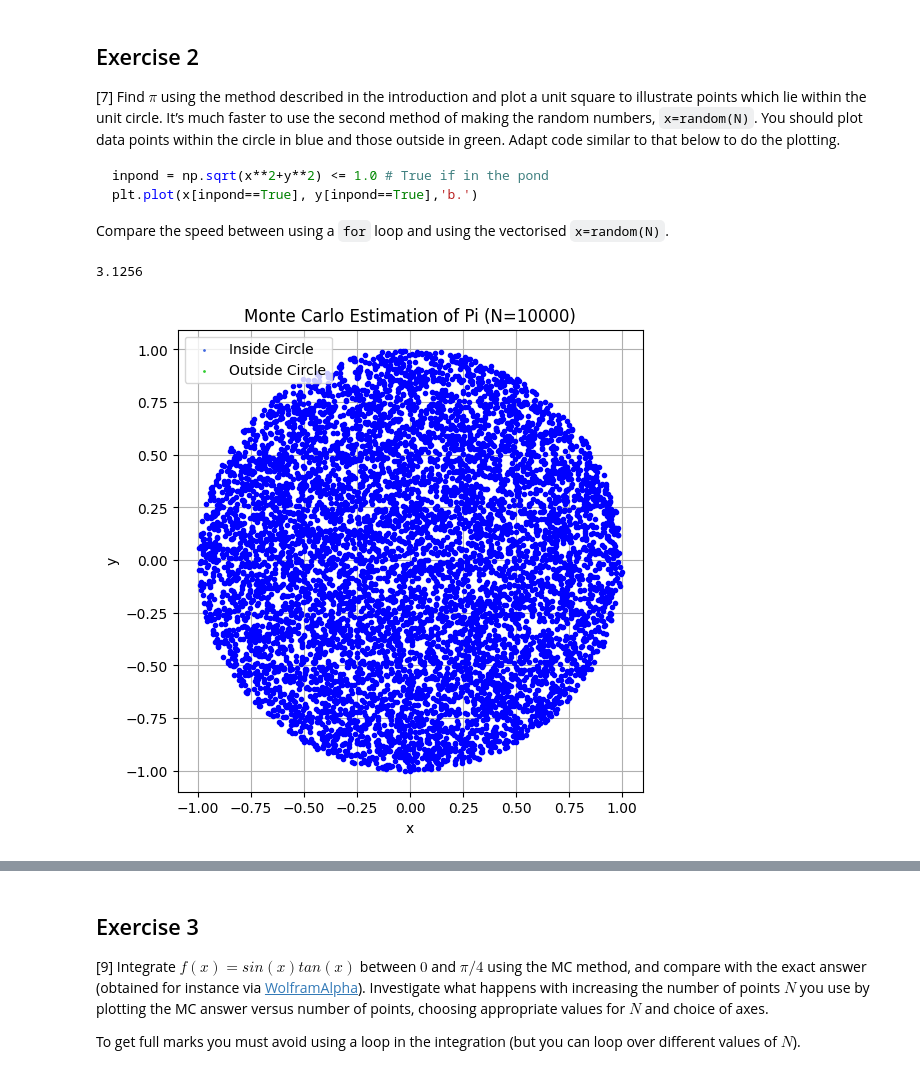
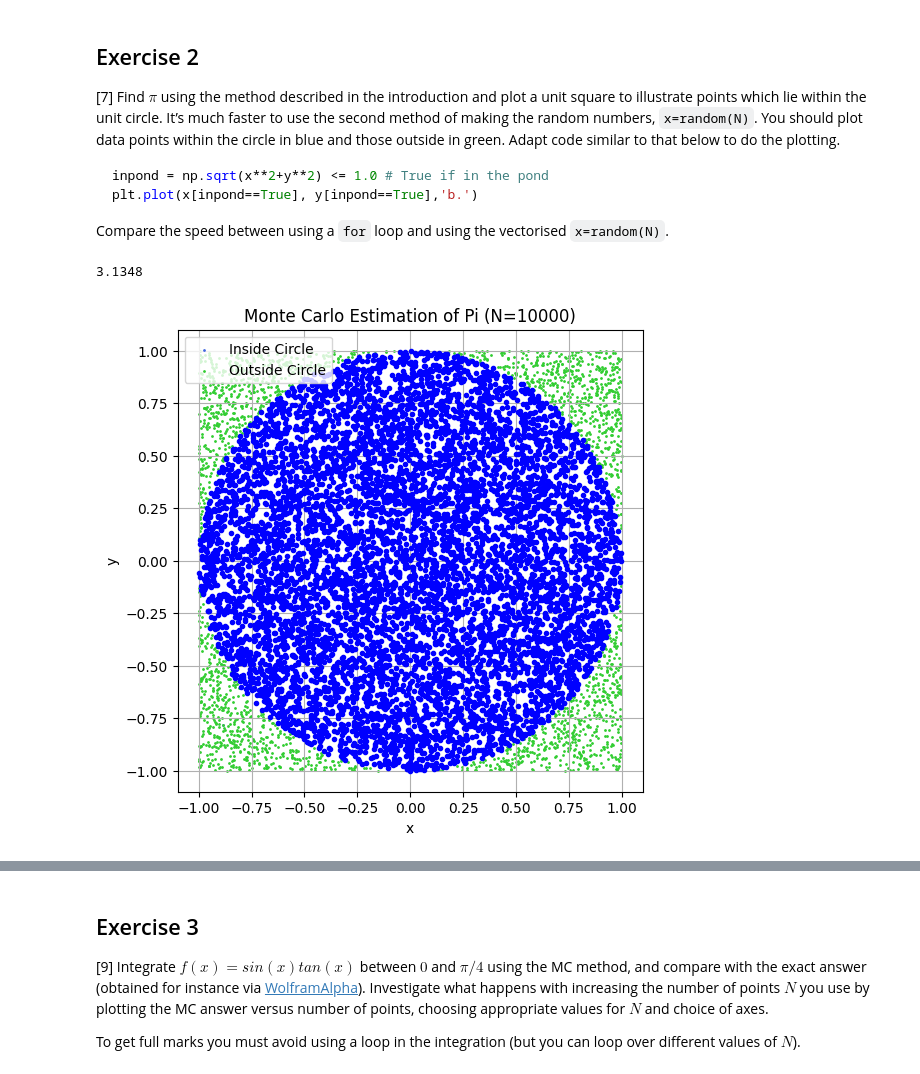
Before and after one commit to PX2145-2025/week-6-b-alejandragadea, a Jupyter notebook: Monte_Carlo.ipynb, the cells around one changed output, grey strips where cells are left out. Saved outputs shown, nothing was run; the diff lists cells and outputs as text; code cells hidden in the pictures.

```diff
--- a/Monte_Carlo.ipynb
+++ b/Monte_Carlo.ipynb
@@ -230,28 +230,29 @@ plt.plot(x[inpond==True], y[inpond==True],'b.')
 # %%
 %%time
 
+N= 10000
 # using the quickest method, vectorised x = random (N)
 # finding pi using method 2 from the introduction and generating the random points in the pond (x=[-1, 1] y= [-1, 1])
 x,y=2*np.random.rand(2,N)-1
 r=np.sqrt(x**2+y**2)
 # count points that are inside the circle
 n=np.sum(r <= 1.0)
 # finding pi
 print(4*n/N)
 
 # plotting a unit square
-inpond = np.sqrt(x**2+y**2) <= 1.0 # True if in the pond
+inpond = np.sqrt(x**2+y**2) <= 1.0 # true if in the pond
 plt.figure(figsize=(6, 6))
 plt.plot(x[inpond==True], y[inpond==True],'b.')
 plt.scatter(x[n], y[n], color='royalblue', s=1, label='Inside Circle')
-plt.scatter(x[~n], y[~n], color='limegreen', s=1, label='Outside Circle')
+plt.scatter(x[~inpond], y[~inpond], color='limegreen', s=1, label='Outside Circle')
 
 plt.title(f'Monte Carlo Estimation of Pi (N={N})')
 plt.xlabel('x')
 plt.ylabel('y')
 plt.legend()
 plt.grid(True)
 plt.show()
 # %% [output]
-3.1256
+3.1348
-[figure, old version]
+[figure, new version]
```
Also changed, not shown: parts of 12 cells of this notebook.
